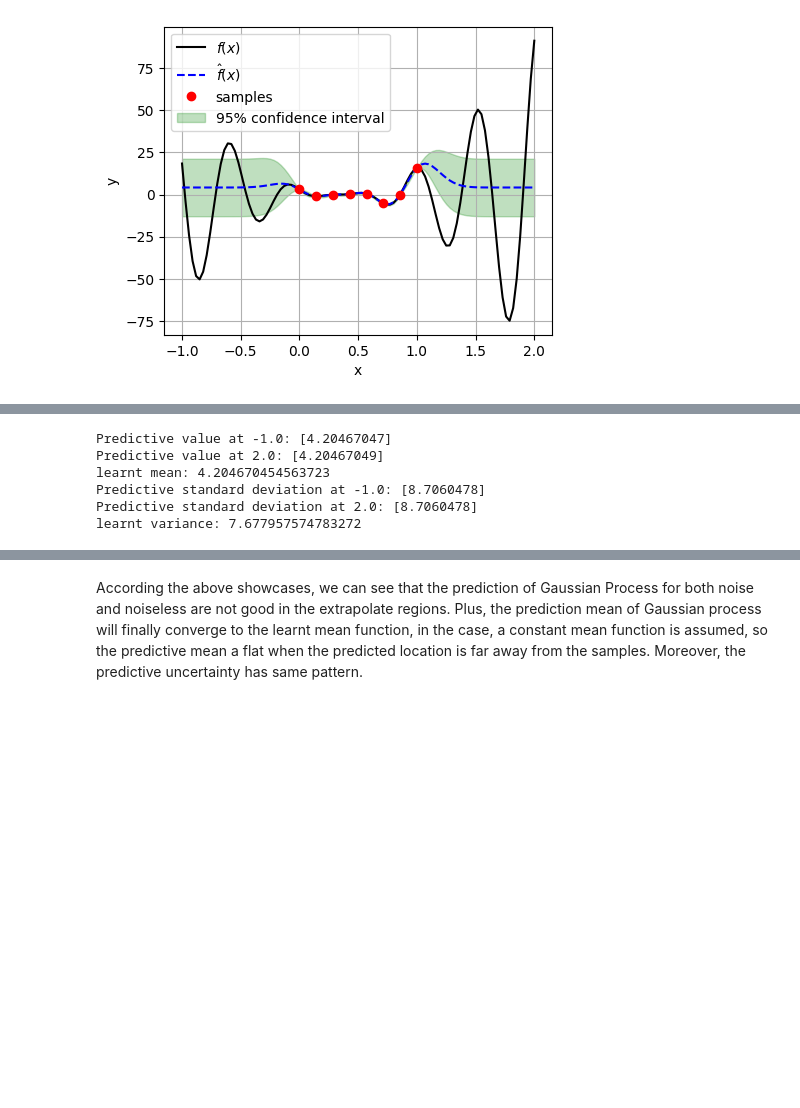
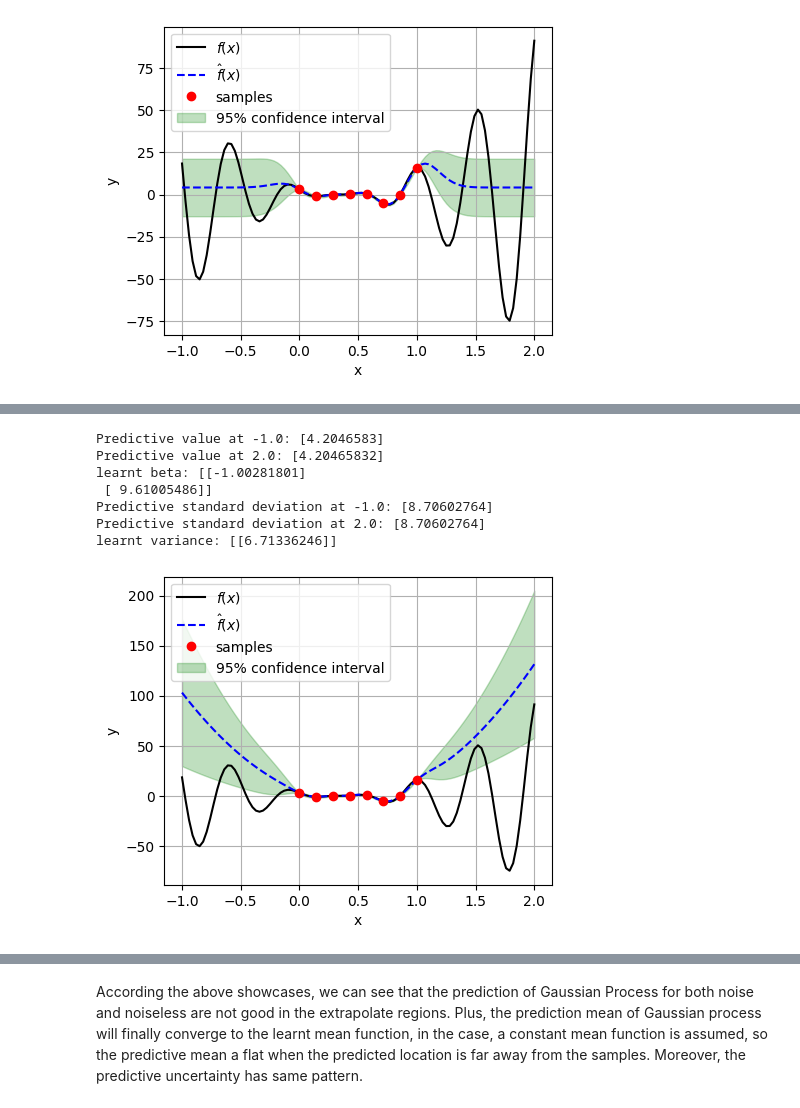
Before and after one commit to JiaxiangYi96/mfpml, a Jupyter notebook: tutorials/from_gp_to_bo.ipynb, the cells around one changed output, grey strips where cells are left out. Drawn from its saved outputs; the diff is of its cells as text; code cells hidden in the pictures; blank space fills up the shorter version.

```diff
--- a/tutorials/from_gp_to_bo.ipynb
+++ b/tutorials/from_gp_to_bo.ipynb
@@ -352,18 +384,47 @@ print(f"Predictive value at -1.0: {sf_pre[0]}")
 print(f"Predictive value at 2.0: {sf_pre[-1]}")
 
 # learnt mean
-print(f"learnt mean: {kriging.mu}")
+print(f"learnt beta: {kriging_linear.beta[:]}")
 
 # predicted standard deviation at -1.0 and 2.0
 print(f"Predictive standard deviation at -1.0: {sf_std[0]}")
 print(f"Predictive standard deviation at 2.0: {sf_std[-1]}")
 
 # learnt std
-print(f"learnt variance: {np.sqrt(kriging.sigma2)}")
+print(f"learnt variance: {np.sqrt(kriging_linear.sigma2)}")
 # %% [output]
-Predictive value at -1.0: [4.20467047]
-Predictive value at 2.0: [4.20467049]
-learnt mean: 4.204670454563723
-Predictive standard deviation at -1.0: [8.7060478]
-Predictive standard deviation at 2.0: [8.7060478]
-learnt variance: 7.677957574783272
+Predictive value at -1.0: [4.2046583]
+Predictive value at 2.0: [4.20465832]
+learnt beta: [[-1.00281801]
+ [ 9.61005486]]
+Predictive standard deviation at -1.0: [8.70602764]
+Predictive standard deviation at 2.0: [8.70602764]
+learnt variance: [[6.71336246]]
+# %%
+# Use Quadratic basis function
+from mfpml.models.basis_functions import Quadratic
+kriging_quadratic = Kriging(design_space=func._input_domain, regr=Quadratic())
+kriging_quadratic.train(sample_x=x, sample_y=y)
+sf_pre_quadratic, sf_std_quadratic = kriging_quadratic.predict(
+    test_x, return_std=True)
+
+# plot the prediction
+fig, ax = plt.subplots(figsize=(5, 4))
+ax.plot(test_x, test_y, "k-", label=r"$f(x)$")
+ax.plot(test_x, sf_pre_quadratic, "b--", label=r"$\hat{f}(x)$")
+ax.plot(x, y, "ro", label="samples")
+ax.fill_between(
+    test_x.reshape(-1),
+    (sf_pre_quadratic - 1.96 * sf_std_quadratic).reshape(-1),
+    (sf_pre_quadratic + 1.96 * sf_std_quadratic).reshape(-1),
+    alpha=0.25,
+    color="g",
+    label="95% confidence interval",
+)
+ax.legend(loc="best")
+ax.grid()
+plt.xlabel("x")
+plt.ylabel("y")
+plt.show()
+# %% [output]
+[figure, added]
```
Also changed, not shown: parts of 17 cells of this notebook, 10 other files.
